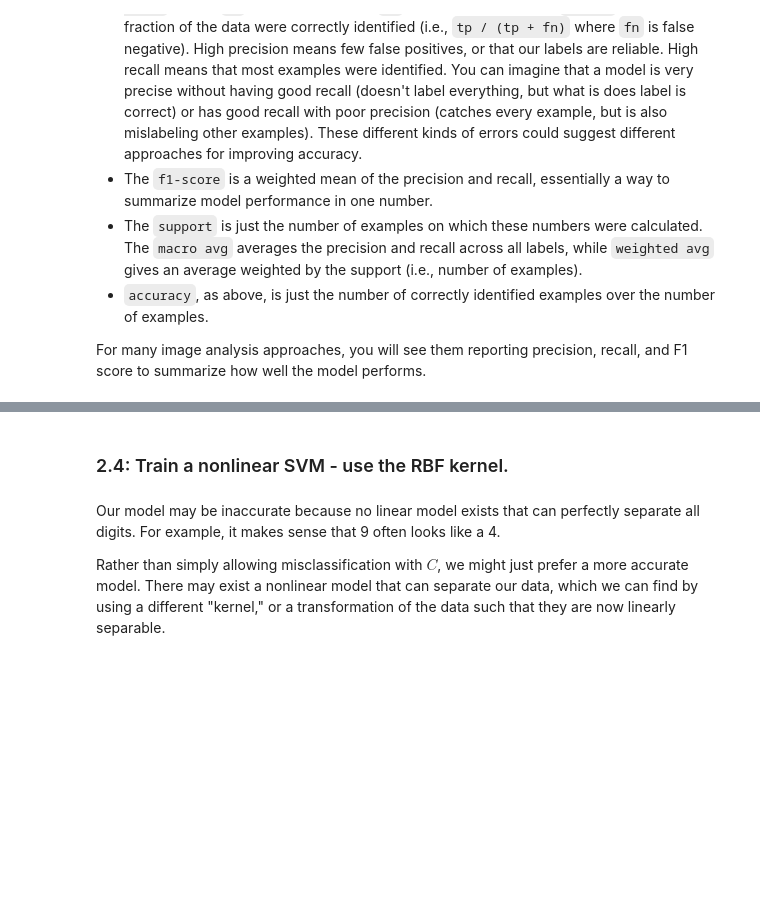
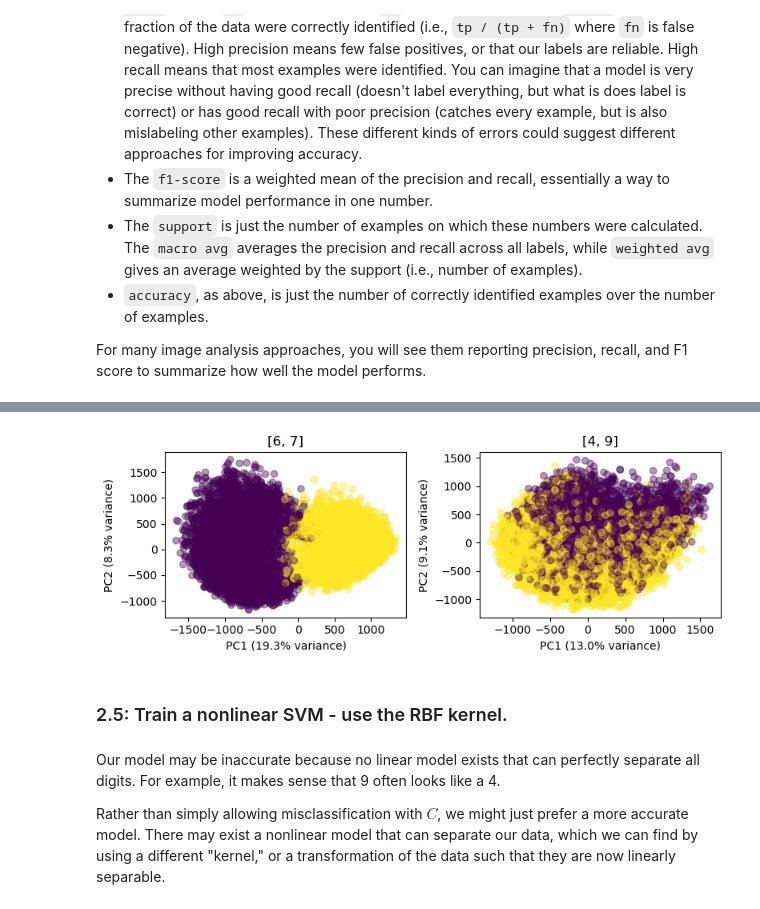
Before and after one commit to cryoTUD/ai4nanobiology, a Jupyter notebook: week_4/mnist_with_svm.ipynb, the cells around one changed output, grey strips where cells are left out. Cells and saved outputs as stored; diff of their text form; code cells hidden in the pictures; blank space fills up the shorter version.

```diff
--- a/week_4/mnist_with_svm.ipynb
+++ b/week_4/mnist_with_svm.ipynb
@@ -295,5 +295,29 @@ For many image analysis approaches, you will see them reporting precision, recal
+# %%
+pairs = [[6,7],[4,9]]
+fig, axes = plt.subplots(1,len(pairs), figsize=(8, 3))
+
+for p, pair in enumerate(pairs):
+    df_subset = df_digits.loc[df_digits.label.isin(pair)]
+
+    pca = sklearn.decomposition.PCA(n_components=2)
+    X_pca = pca.fit_transform(df_subset[df_subset.columns[1:]])
+
+    ax = axes[p]
+    scatter = ax.scatter(X_pca[:, 0], X_pca[:, 1],
+                         alpha=0.4,
+                         c=df_subset['label'],
+                         cmap='viridis')
+    # plt.colorbar(scatter, ax=ax, label='class')
+    ax.set_xlabel(f'PC1 ({pca.explained_variance_ratio_[0]:.1%} variance)')
+    ax.set_ylabel(f'PC2 ({pca.explained_variance_ratio_[1]:.1%} variance)')
+    ax.set_title(pair)
+
+plt.tight_layout()
+plt.show()
+# %% [output]
+[figure, added]
 # %% [markdown]
-### 2.4: Train a nonlinear SVM - use the RBF kernel.
+### 2.5: Train a nonlinear SVM - use the RBF kernel.
 # %% [markdown]
 Our model may be inaccurate because no linear model exists that can perfectly separate all digits. For example, it makes sense that 9 often looks like a 4.
 
```
Also changed, not shown: parts of 9 cells of this notebook, 1 other file.
